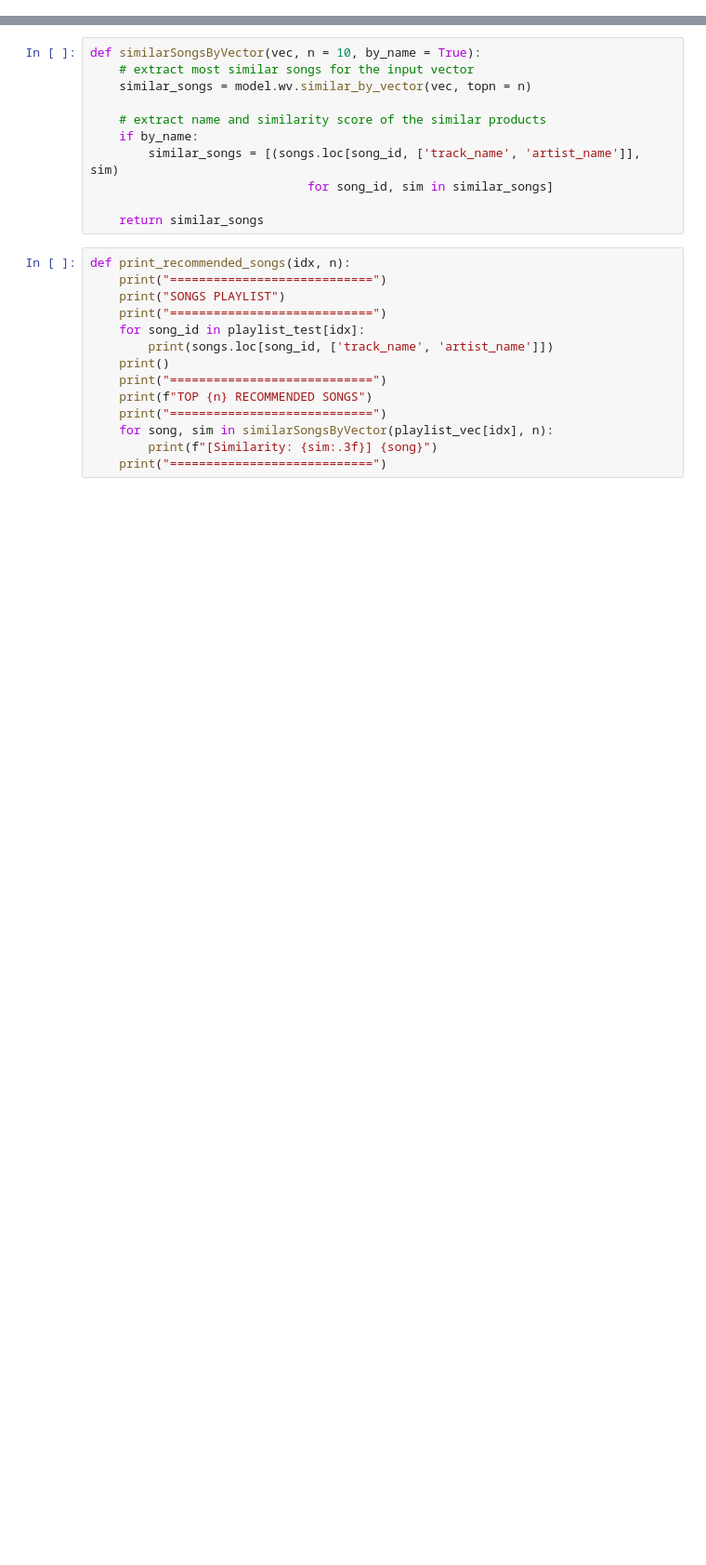
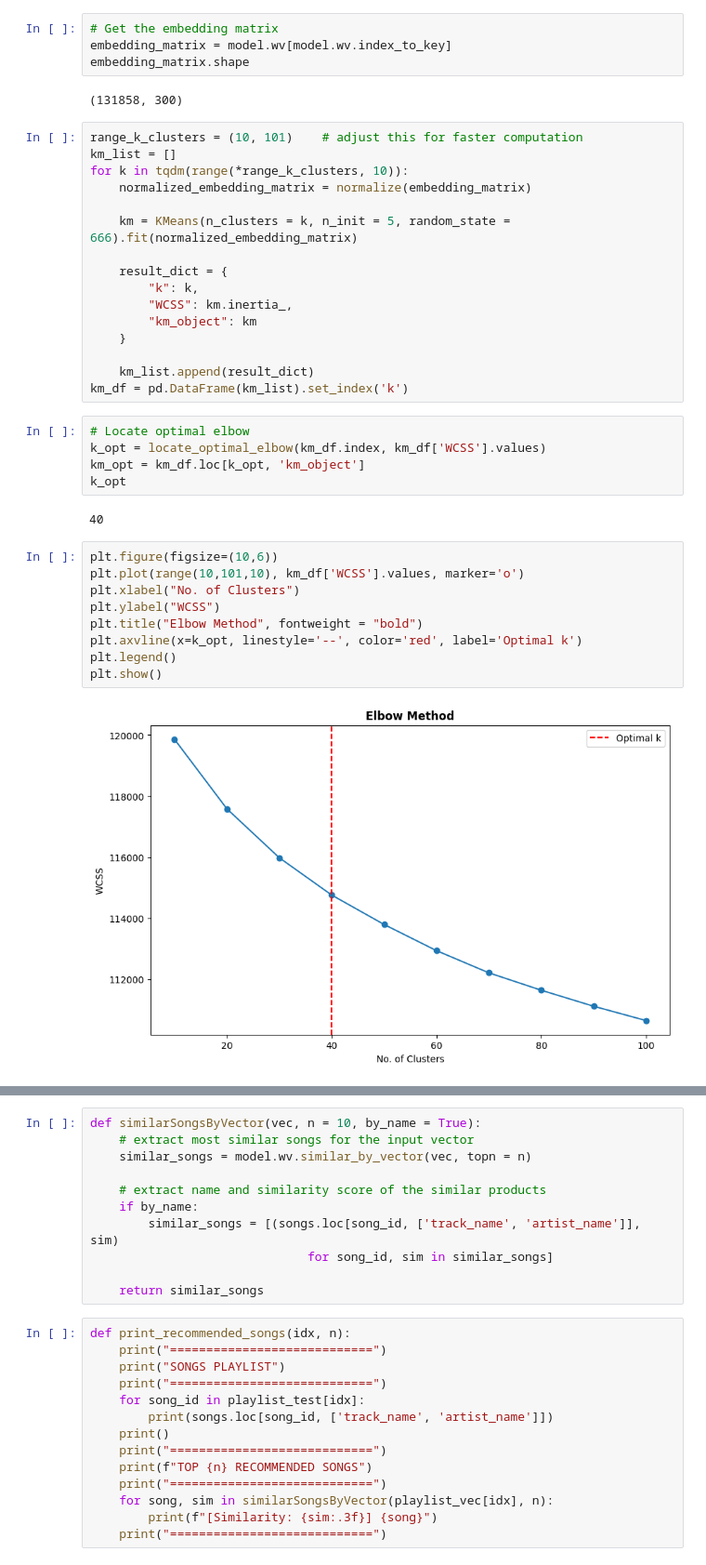
Before and after one commit to hermann0001/APC_ml, a Jupyter notebook: predict_w2v.ipynb, the cells around one changed output, grey strips where cells are left out. Shown at 93% size. Drawn from its saved outputs; the diff is of its cells as text; blank space fills up the shorter version.

```diff
--- a/predict_w2v.ipynb
+++ b/predict_w2v.ipynb
@@ -142,0 +89,40 @@ songs
+# %%
+# Get the embedding matrix
+embedding_matrix = model.wv[model.wv.index_to_key]
+embedding_matrix.shape
+# %% [output]
+(131858, 300)
+# %%
+range_k_clusters = (10, 101)    # adjust this for faster computation
+km_list = []
+for k in tqdm(range(*range_k_clusters, 10)):
+    normalized_embedding_matrix = normalize(embedding_matrix)
+
+    km = KMeans(n_clusters = k, n_init = 5, random_state = 666).fit(normalized_embedding_matrix)
+
+    result_dict = {
+        "k": k,
+        "WCSS": km.inertia_,
+        "km_object": km
+    }
+
+    km_list.append(result_dict)
+km_df = pd.DataFrame(km_list).set_index('k')
+# %%
+# Locate optimal elbow
+k_opt = locate_optimal_elbow(km_df.index, km_df['WCSS'].values)
+km_opt = km_df.loc[k_opt, 'km_object']
+k_opt
+# %% [output]
+40
+# %%
+plt.figure(figsize=(10,6))
+plt.plot(range(10,101,10), km_df['WCSS'].values, marker='o')
+plt.xlabel("No. of Clusters")
+plt.ylabel("WCSS")
+plt.title("Elbow Method", fontweight = "bold")
+plt.axvline(x=k_opt, linestyle='--', color='red', label='Optimal k')
+plt.legend()
+plt.show()
+# %% [output]
+[figure, added]
```
Also changed, not shown: parts of 25 cells of this notebook, 10 other files.
